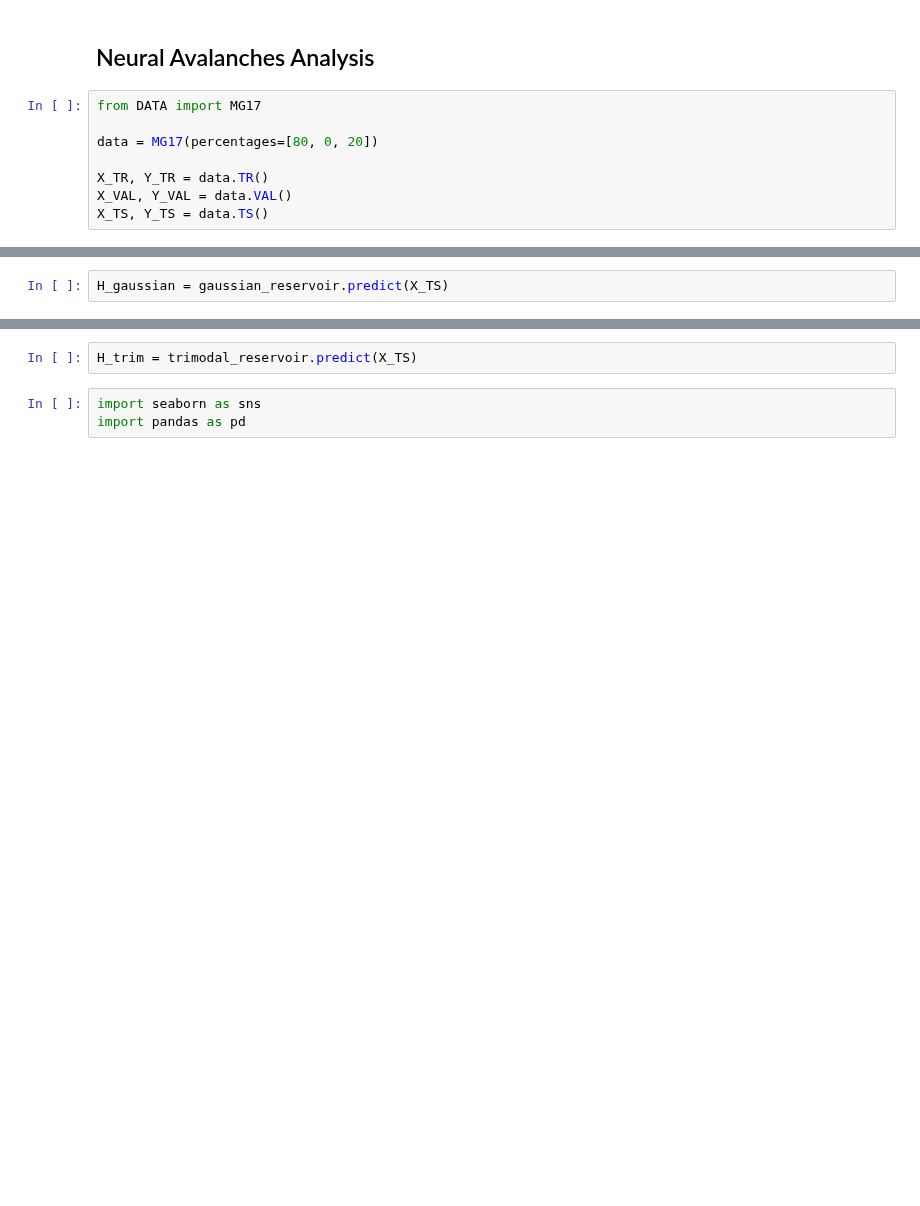
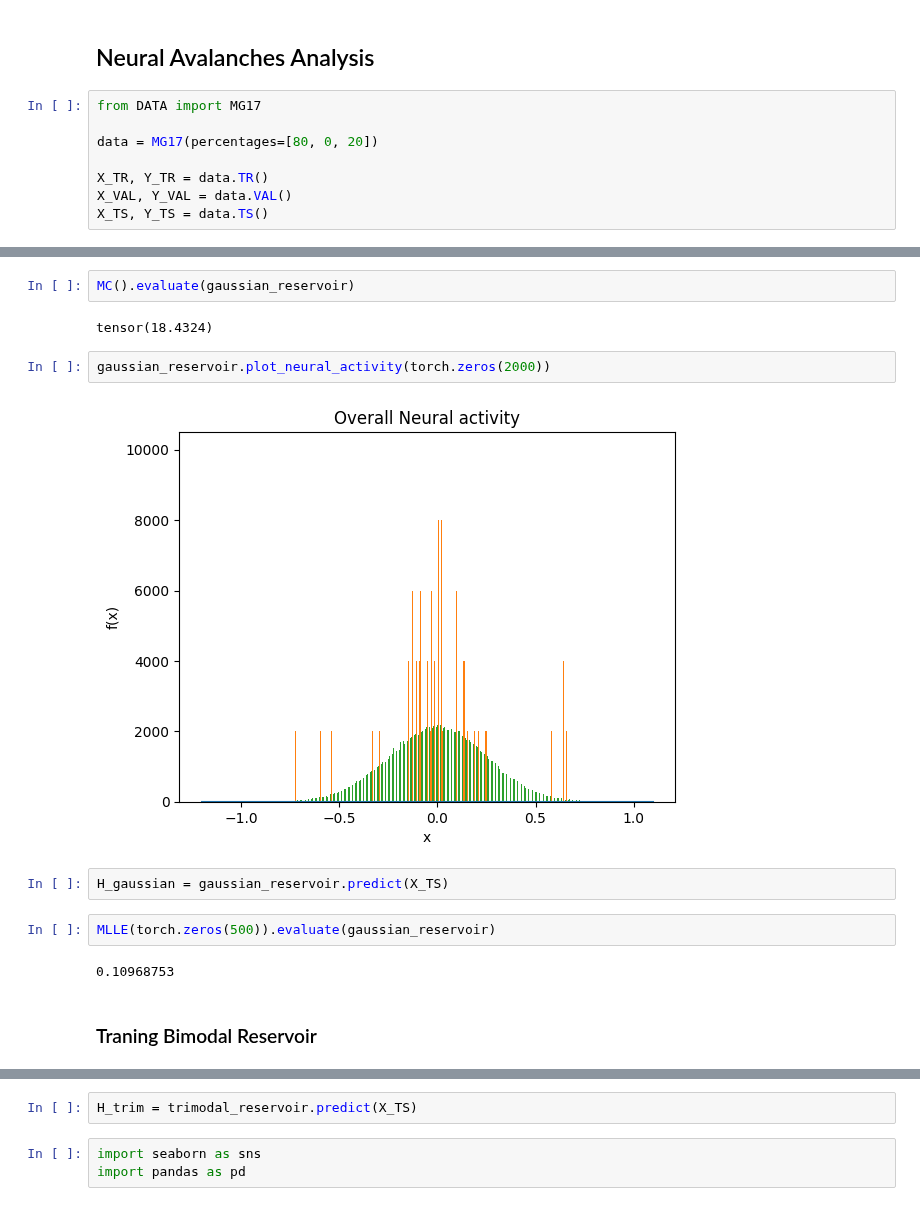
Before and after one commit to Sergio-Ltr/Generalized-Intrinsic-Plasticity, a Jupyter notebook: EXPERIMENTS/NEURAL AVALANCHES/NeuralAvalancheAnalysis.ipynb, the cells around one changed output, grey strips where cells are left out. Cells and saved outputs as stored; diff of their text form; blank space fills up the shorter version.

```diff
--- a/EXPERIMENTS/NEURAL AVALANCHES/NeuralAvalancheAnalysis.ipynb
+++ b/EXPERIMENTS/NEURAL AVALANCHES/NeuralAvalancheAnalysis.ipynb
@@ -53,2 +63,16 @@ DeltaPhi().evaluate(gaussian_reservoir)
+# %%
+MC().evaluate(gaussian_reservoir)
+# %% [output]
+tensor(18.4324)
+# %%
+gaussian_reservoir.plot_neural_activity(torch.zeros(2000))
+# %% [output]
+[figure, added]
 # %%
 H_gaussian = gaussian_reservoir.predict(X_TS)
+# %%
+MLLE(torch.zeros(500)).evaluate(gaussian_reservoir)
+# %% [output]
+0.10968753
+# %% [markdown]
+### Traning Bimodal Reservoir
```
Also changed, not shown: parts of 32 cells of this notebook, 44 other files.
